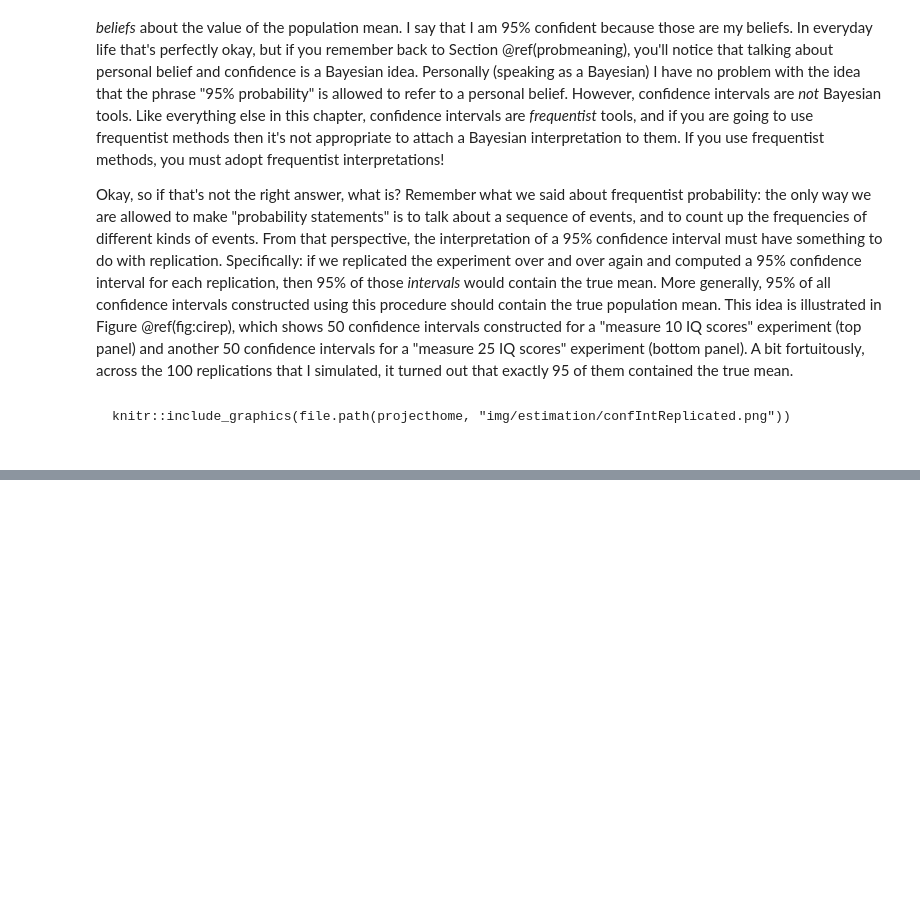
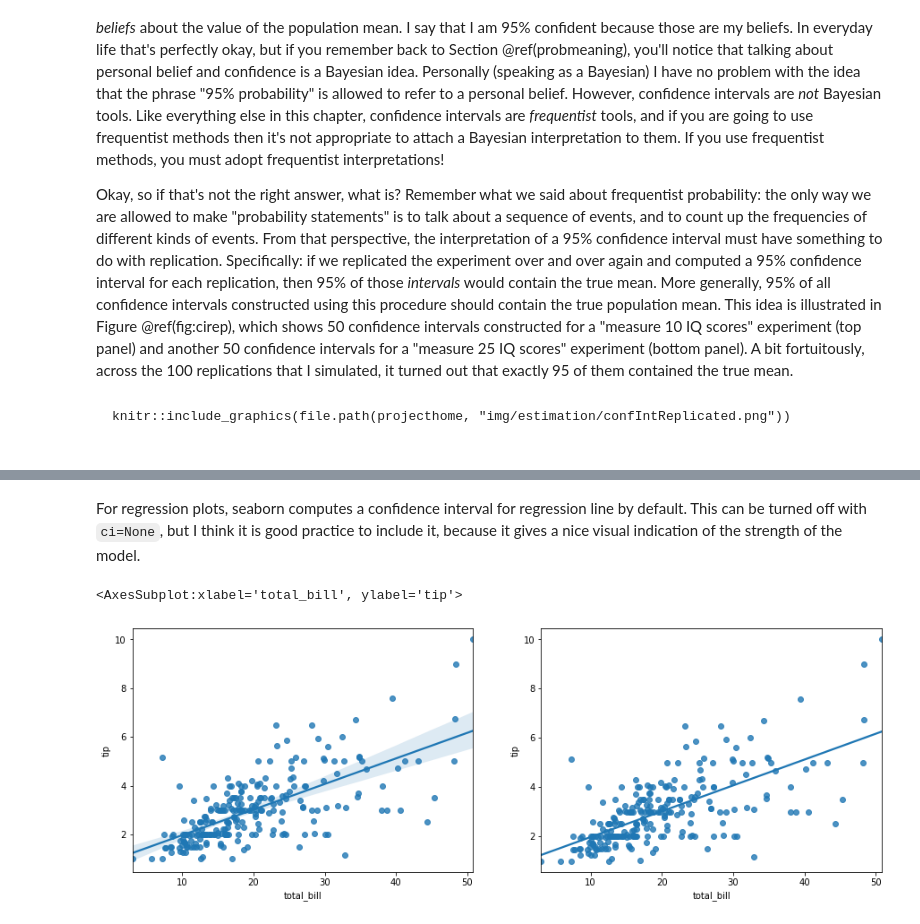
Before and after one commit to ethanweed/pythonbook, a Jupyter notebook: Book/_build/jupyter_execute/04.03-estimation.ipynb, the cells around one changed output, grey strips where cells are left out. Cells and saved outputs as stored; diff of their text form; code cells hidden in the pictures; blank space fills up the shorter version.

```diff
--- a/Book/_build/jupyter_execute/04.03-estimation.ipynb
+++ b/Book/_build/jupyter_execute/04.03-estimation.ipynb
@@ -815,0 +818,13 @@ As always, there's a lot of topics related to sampling and estimation that aren'
+# %% [markdown]
+For regression plots, seaborn computes a confidence interval for regression line by default. This can be turned off with ``ci=None``, but I think it is good practice to include it, because it gives a nice visual indication of the strength of the model.
+# %%
+import seaborn as sns
+tips = sns.load_dataset("tips")
+
+fig, axes = plt.subplots(1, 2, figsize=(15, 5))
+
+sns.regplot(x="total_bill", y="tip", data=tips, ax=axes[0])
+sns.regplot(x="total_bill", y="tip", data=tips, ci = None, ax=axes[1])
+# %% [output]
+<AxesSubplot:xlabel='total_bill', ylabel='tip'>
+[figure, added]
```
Also changed, not shown: parts of 25 cells of this notebook, 41 other files.
